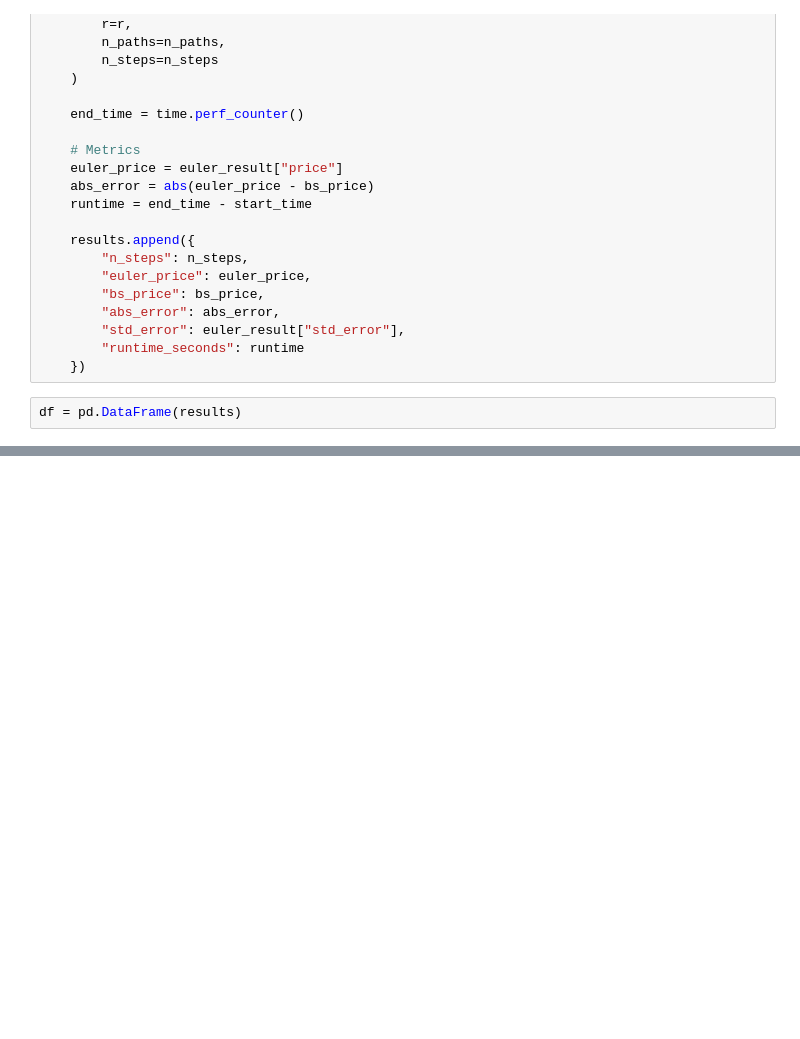
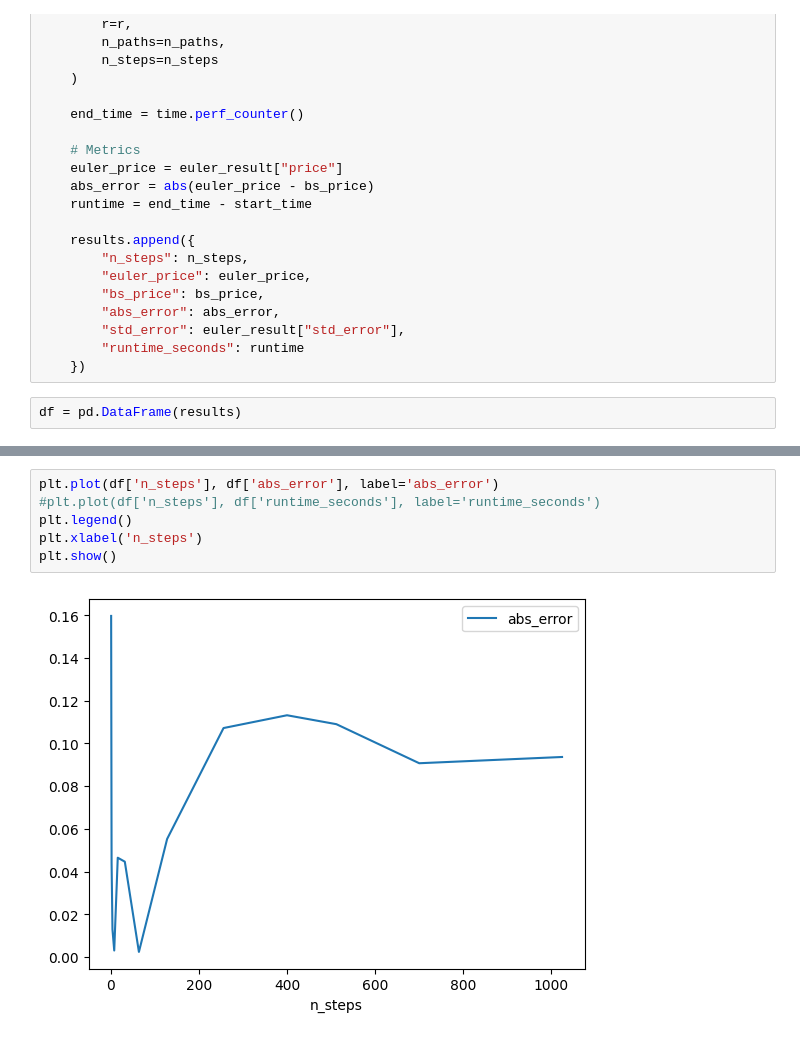
Before and after one commit to rkrishnavedic/quant-pricing-engine, a Jupyter notebook: notebooks/path_vs_exact_price.ipynb, the cells around one changed output, grey strips where cells are left out. Drawn from its saved outputs; the diff is of its cells as text; blank space fills up the shorter version.

```diff
--- a/notebooks/path_vs_exact_price.ipynb
+++ b/notebooks/path_vs_exact_price.ipynb
@@ -163,0 +168,8 @@ df
+# %%
+plt.plot(df['n_steps'], df['abs_error'], label='abs_error')
+#plt.plot(df['n_steps'], df['runtime_seconds'], label='runtime_seconds')
+plt.legend()
+plt.xlabel('n_steps')
+plt.show()
+# %% [output]
+[figure, added]
```
Also changed, not shown: parts of 5 cells of this notebook, 6 other files.
